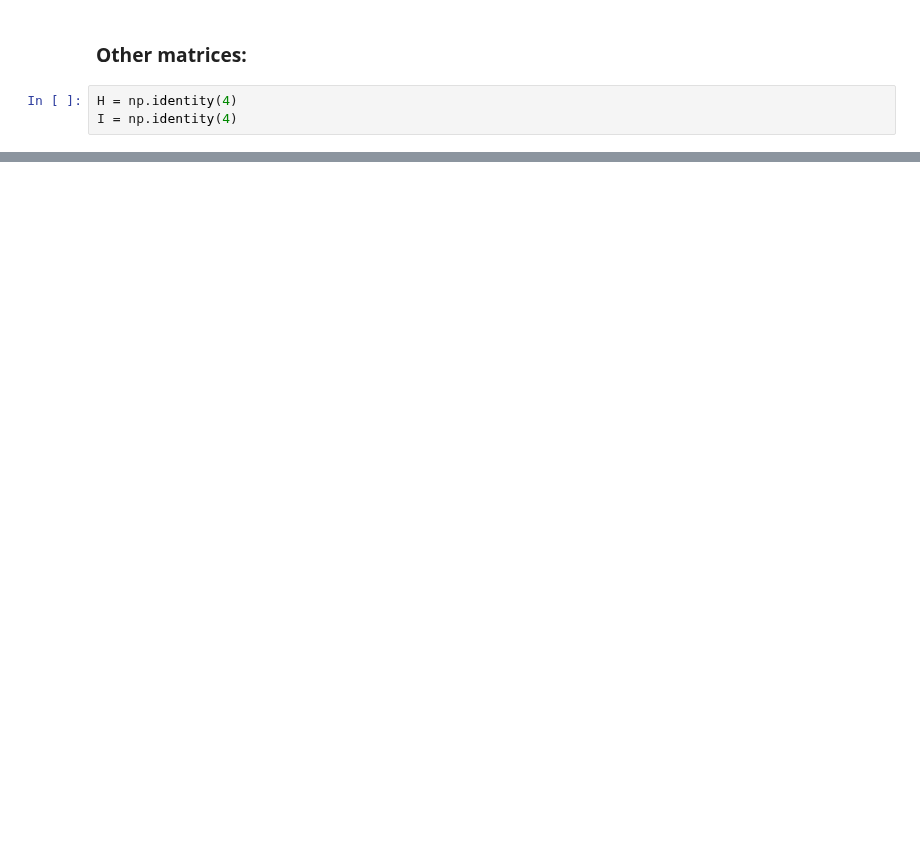
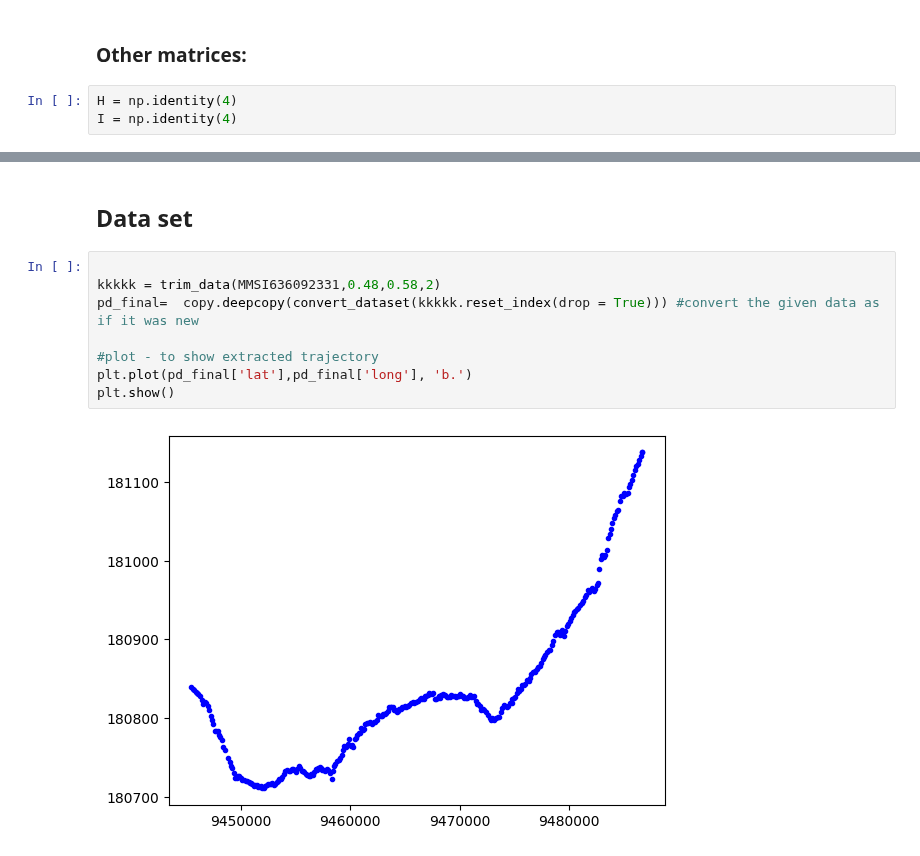
Before and after one commit to cnburger/AIS_KalmanFilter, a Jupyter notebook: SubsamplingTrajectory.ipynb, the cells around one changed output, grey strips where cells are left out. Saved outputs shown, nothing was run; the diff lists cells and outputs as text; blank space fills up the shorter version.

```diff
--- a/SubsamplingTrajectory.ipynb
+++ b/SubsamplingTrajectory.ipynb
@@ -400,0 +368,12 @@ sum orig: 313
+# %% [markdown]
+## Data set
+# %%
+
+kkkkk = trim_data(MMSI636092331,0.48,0.58,2)
+pd_final=  copy.deepcopy(convert_dataset(kkkkk.reset_index(drop = True))) #convert the given data as if it was new
+
+#plot - to show extracted trajectory
+plt.plot(pd_final['lat'],pd_final['long'], 'b.')
+plt.show()
+# %% [output]
+[figure, added]
```
Also changed, not shown: parts of 12 cells of this notebook.
